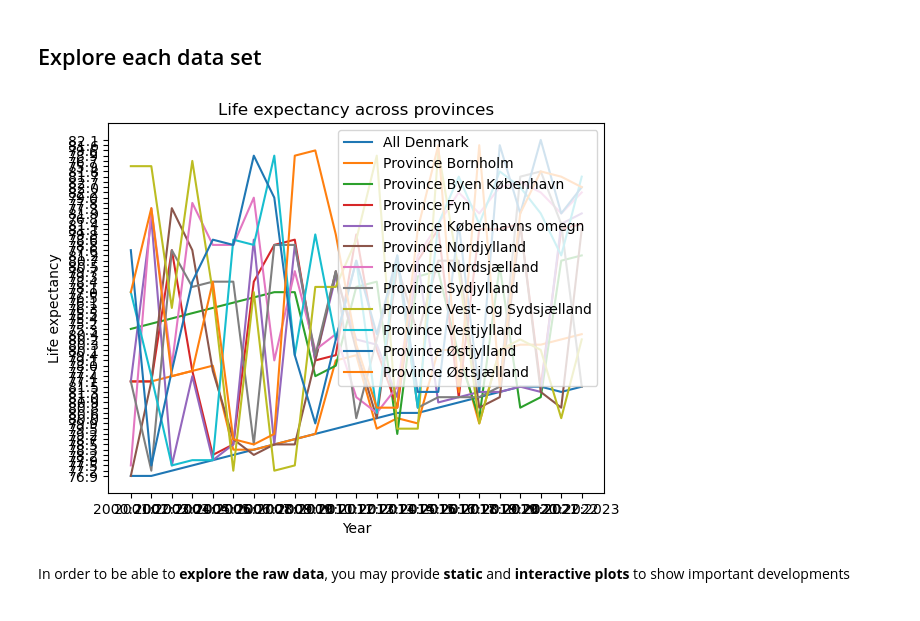
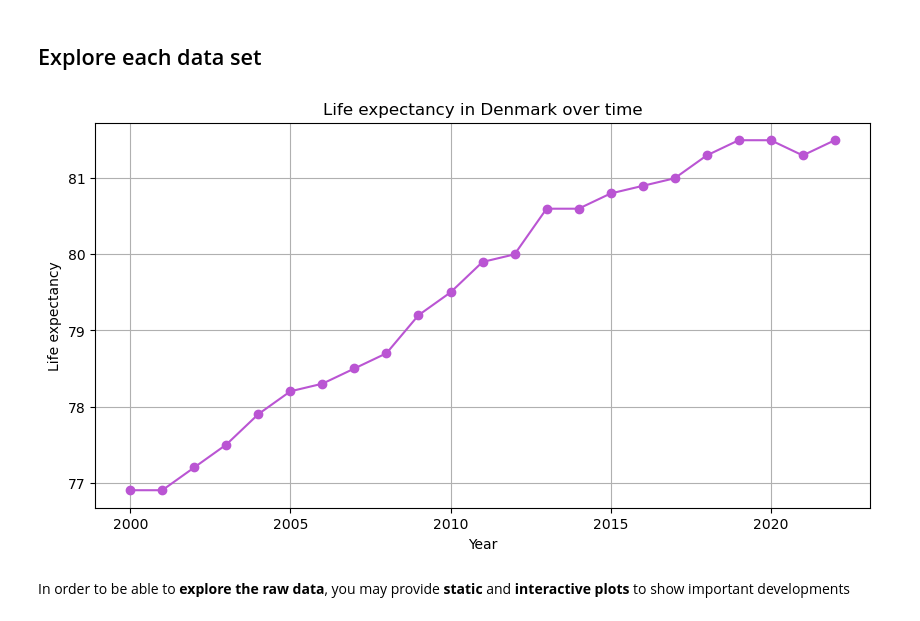
Before and after one commit to NumEconCopenhagen/projects-2024-sarah-og-pernille, a Jupyter notebook: dataproject/dataproject.ipynb, the cells around one changed output. Saved outputs shown, nothing was run; the diff lists cells and outputs as text; code cells hidden in the pictures.

Commit message:
Flotte figurer

```diff
--- a/dataproject/dataproject.ipynb
+++ b/dataproject/dataproject.ipynb
@@ -221,25 +221,27 @@ display(education)
 | 11 | Province Nordjylland | 405283.0 | 31782.0 | 0.078419 |
 # %% [markdown]
 ## Explore each data set
-# %%
-fig, ax = plt.subplots()
-
-# Iterér gennem unikke værdier af 'Landsdel' og plot hver landsdel separat
-for province, group in hisb77.groupby('Province'):
-    ax.plot(group['Year'], group['Life expectancy'], label=province)
-
-# Tilføj akseetiketter og titler
-ax.set_xlabel('Year')
-ax.set_ylabel('Life expectancy')
-ax.set_title('Life expectancy across provinces')
-
-# Tilføj en legend
-ax.legend()
-
-# Vis figuren
-plt.show()
-# %% [output]
-[figure, removed]
+# %%
+# Filter the dataset for only "All Denmark"
+all_denmark_data = hisb77[hisb77['Province'] == 'All Denmark'].copy()
+
+# Split the "Year" column to separate start and end years
+all_denmark_data[['Start Year', 'End Year']] = all_denmark_data['Year'].str.split(':', expand=True)
+
+# Convert columns to numeric values
+all_denmark_data.loc[:, 'Start Year'] = all_denmark_data['Start Year'].astype(int)
+all_denmark_data.loc[:, 'End Year'] = all_denmark_data['End Year'].astype(int)
+
+# Plot the curve diagram
+plt.figure(figsize=(10, 5))
+plt.plot(all_denmark_data['Start Year'], all_denmark_data['Life expectancy'], marker='o', color='mediumorchid')
+plt.xlabel('Year')
+plt.ylabel('Life expectancy')
+plt.title('Life expectancy in Denmark over time')
+plt.grid(True)
+plt.show()
+# %% [output]
+[figure, added]
 # %% [markdown]
 In order to be able to **explore the raw data**, you may provide **static** and **interactive plots** to show important developments
 # %% [markdown]
```
Also changed, not shown: parts of 4 cells of this notebook.
